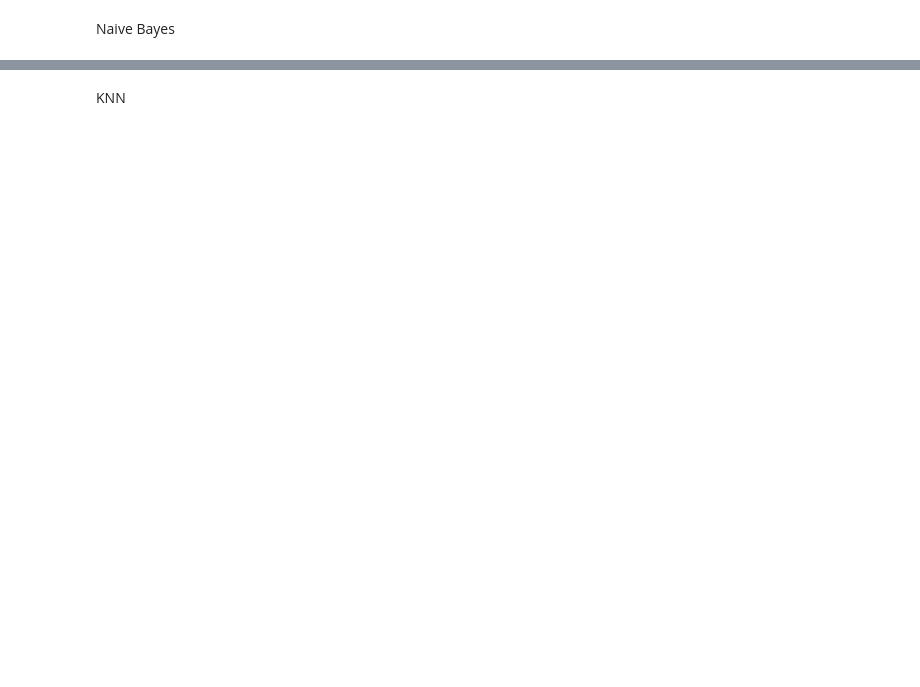
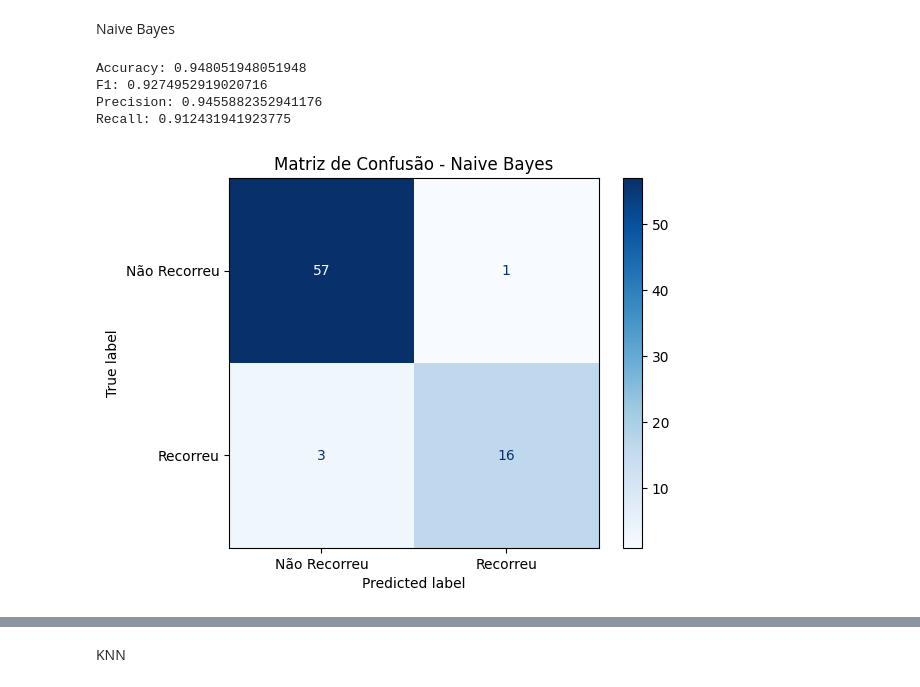
Before and after one commit to Erick080/T1_ML, a Jupyter notebook: T1_ML.ipynb, the cells around one changed output, grey strips where cells are left out. Saved outputs shown, nothing was run; the diff lists cells and outputs as text; code cells hidden in the pictures; blank space fills up the shorter version.

```diff
--- a/T1_ML.ipynb
+++ b/T1_ML.ipynb
@@ -124,2 +128,23 @@ plt.show()
 # %% [markdown]
 Naive Bayes
+# %%
+nb_multinomial = MultinomialNB()  #naive bayes multinomial eh o mais apropriado para dataframes com muitas variaveis booleanas
+nb_multinomial.fit(X_train, Y_train)
+y_pred_nb = nb_multinomial.predict(X_test)
+print('Accuracy:', accuracy_score(Y_test, y_pred_nb))
+print('F1:', f1_score(Y_test, y_pred_nb, average='macro'))
+print('Precision:', precision_score(Y_test, y_pred_nb, average='macro'))
+print('Recall:', recall_score(Y_test, y_pred_nb, average='macro'))
+# %% [output]
+Accuracy: 0.948051948051948
+F1: 0.9274952919020716
+Precision: 0.9455882352941176
+Recall: 0.912431941923775
+# %%
+cm_nb = confusion_matrix(Y_test, y_pred_nb)
+disp_nb = ConfusionMatrixDisplay(confusion_matrix=cm_nb, display_labels=['Não Recorreu', 'Recorreu'])
+disp_nb.plot(cmap=plt.cm.Blues)
+plt.title("Matriz de Confusão - Naive Bayes")
+plt.show()
+# %% [output]
+[figure, added]
```
Also changed, not shown: parts of 12 cells of this notebook, 1 other file.
